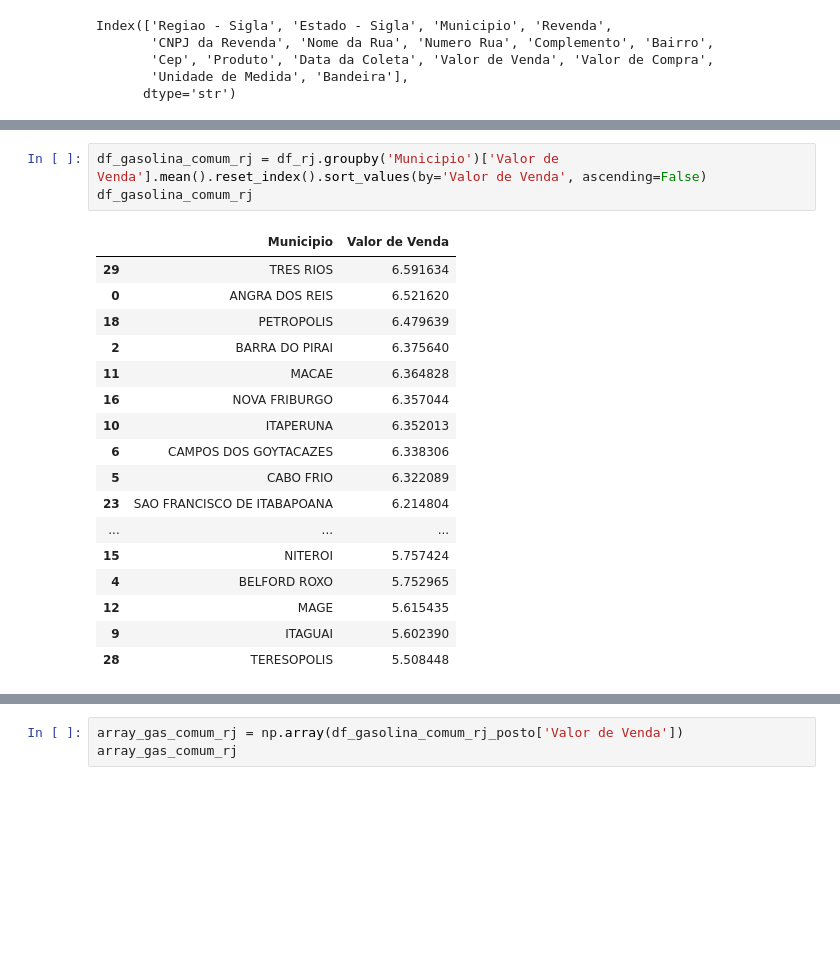
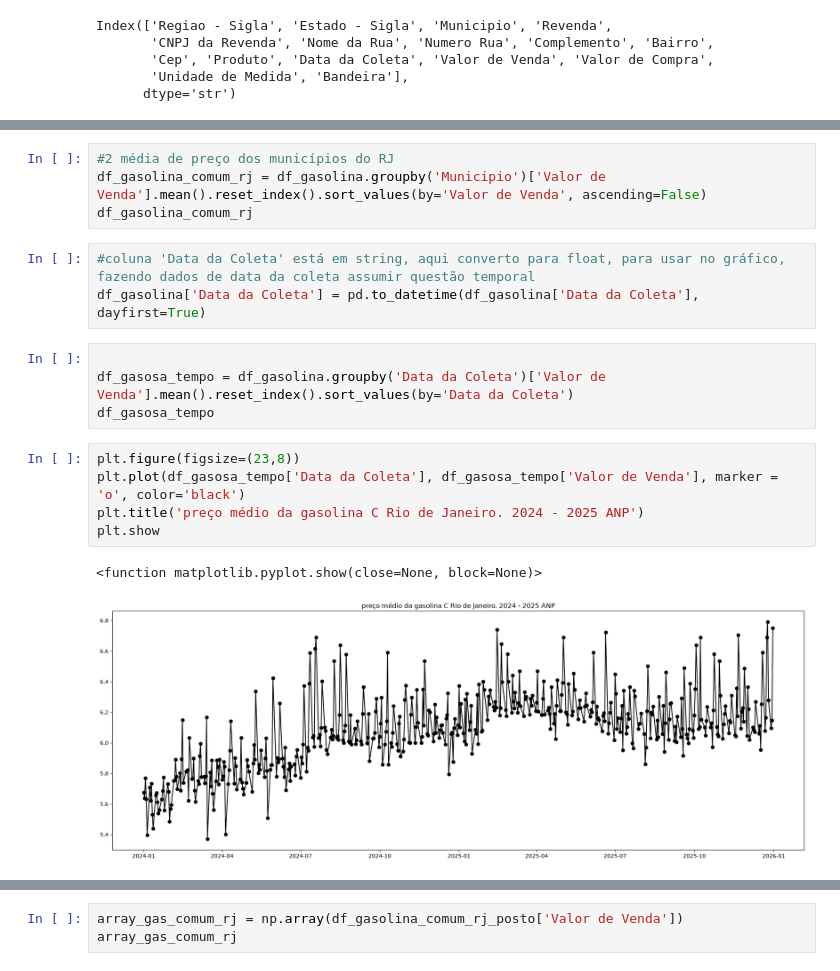
Before and after one commit to CarlosEduardoRodrigues7/Uc2, a Jupyter notebook: aula 3 - mini projeto.ipynb, the cells around one changed output, grey strips where cells are left out. Drawn from its saved outputs; the diff is of its cells as text; blank space fills up the shorter version.

Commit message:
Add files via upload
adicionado gráficos

```diff
--- a/aula 3 - mini projeto.ipynb
+++ b/aula 3 - mini projeto.ipynb
@@ -36,24 +84,22 @@ df_rj
 # %%
-df_gasolina_comum_rj = df_rj.groupby('Municipio')['Valor de Venda'].mean().reset_index().sort_values(by='Valor de Venda', ascending=False)
+#2 média de preço dos municípios do RJ
+df_gasolina_comum_rj = df_gasolina.groupby('Municipio')['Valor de Venda'].mean().reset_index().sort_values(by='Valor de Venda', ascending=False)
 df_gasolina_comum_rj
-# %% [output]
-|  | Municipio | Valor de Venda |
-| 29 | TRES RIOS | 6.591634 |
-| 0 | ANGRA DOS REIS | 6.521620 |
-| 18 | PETROPOLIS | 6.479639 |
-| 2 | BARRA DO PIRAI | 6.375640 |
-| 11 | MACAE | 6.364828 |
-| 16 | NOVA FRIBURGO | 6.357044 |
-| 10 | ITAPERUNA | 6.352013 |
-| 6 | CAMPOS DOS GOYTACAZES | 6.338306 |
-| 5 | CABO FRIO | 6.322089 |
-| 23 | SAO FRANCISCO DE ITABAPOANA | 6.214804 |
-| ... | ... | ... |
-| 15 | NITEROI | 5.757424 |
-| 4 | BELFORD ROXO | 5.752965 |
-| 12 | MAGE | 5.615435 |
-| 9 | ITAGUAI | 5.602390 |
-| 28 | TERESOPOLIS | 5.508448 |
+# %%
+#coluna 'Data da Coleta' está em string, aqui converto para float, para usar no gráfico, fazendo dados de data da coleta assumir questão temporal
+df_gasolina['Data da Coleta'] = pd.to_datetime(df_gasolina['Data da Coleta'], dayfirst=True)
+# %%
+
+df_gasosa_tempo = df_gasolina.groupby('Data da Coleta')['Valor de Venda'].mean().reset_index().sort_values(by='Data da Coleta')
+df_gasosa_tempo
+# %%
+plt.figure(figsize=(23,8))
+plt.plot(df_gasosa_tempo['Data da Coleta'], df_gasosa_tempo['Valor de Venda'], marker = 'o', color='black')
+plt.title('preço médio da gasolina C Rio de Janeiro. 2024 - 2025 ANP')
+plt.show
+# %% [output]
+<function matplotlib.pyplot.show(close=None, block=None)>
+[figure, added]
 # %%
 df_gasolina_comum_rj_posto = df_rj.groupby('Revenda')['Valor de Venda'].mean().reset_index().sort_values(by='Valor de Venda', ascending=False)
 df_gasolina_comum_rj_posto
```
Also changed, not shown: parts of 24 cells of this notebook.
